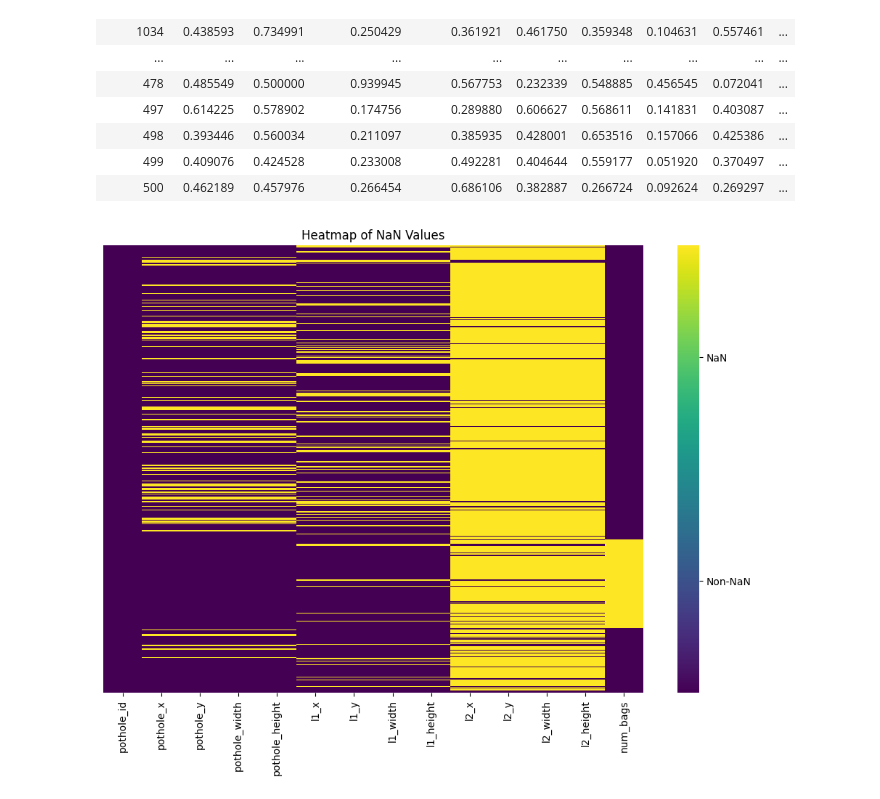
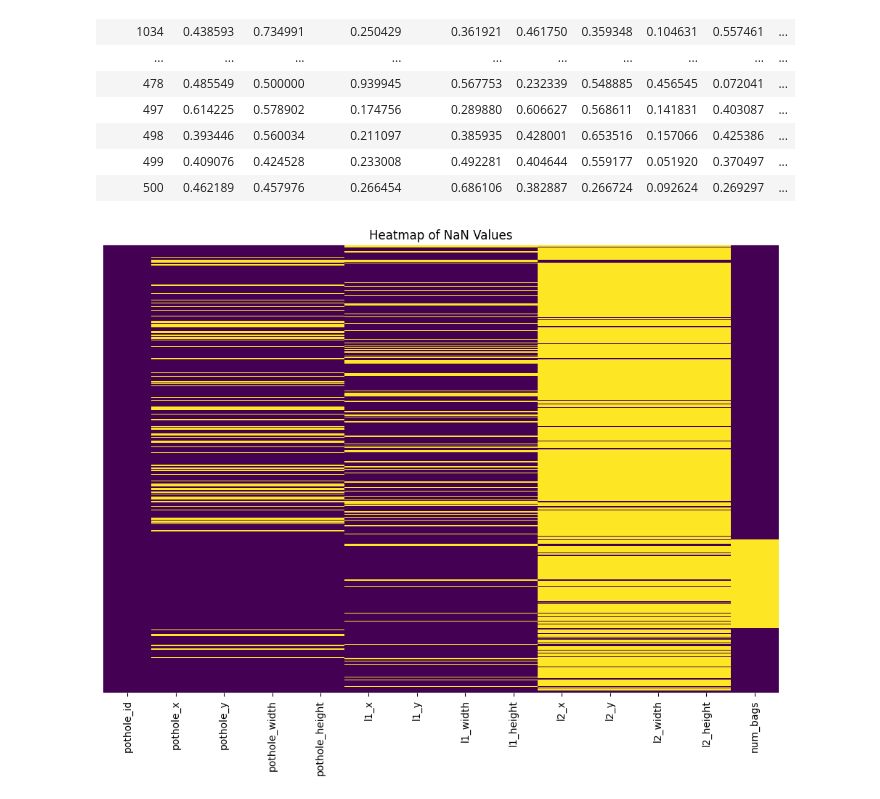
Before and after one commit to adendorffy/pot-athon, a Jupyter notebook: data quality/data_preprocessing.ipynb, the cells around one changed output. Drawn from its saved outputs; the diff is of its cells as text; code cells hidden in the pictures.

```diff
--- a/data quality/data_preprocessing.ipynb
+++ b/data quality/data_preprocessing.ipynb
@@ -108,17 +108,17 @@ df.to_csv('combined_data.csv', index=False)
 # %%
 import matplotlib.pyplot as plt
 import seaborn as sns
 import pandas as pd
 
 df = pd.read_csv('combined_data.csv')
 
 # Create a heatmap of the NaN values
 plt.figure(figsize=(12, 8))
 # Create the heatmap with colorbar enabled
-ax = sns.heatmap(df.isna(), cbar=True, cmap='viridis', yticklabels=False)
+ax = sns.heatmap(df.isna(), cbar=False, cmap='viridis', yticklabels=False)
 
 # Set the title and show the plot
 plt.title('Heatmap of NaN Values')
 plt.show()
 # %% [output]
-[figure, old version]
+[figure, new version]
```
Also changed, not shown: 9 other files.
